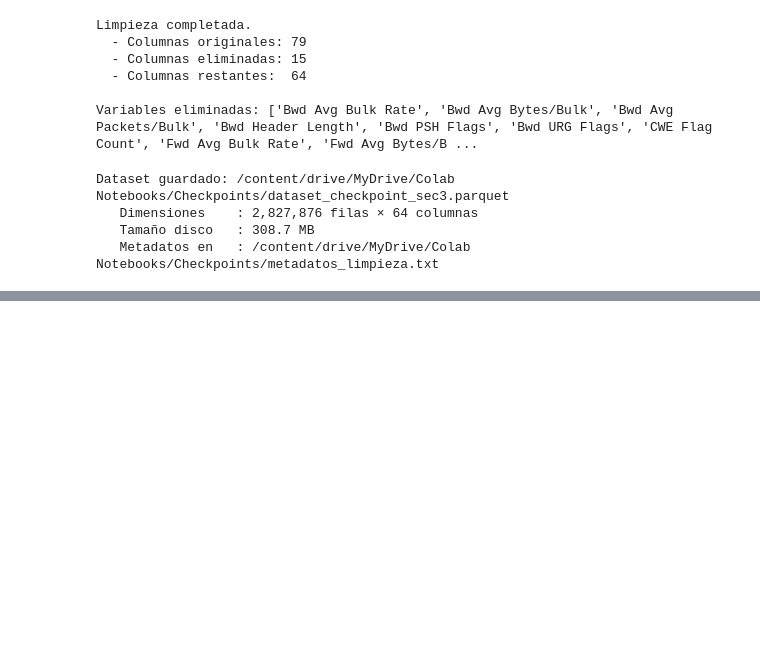
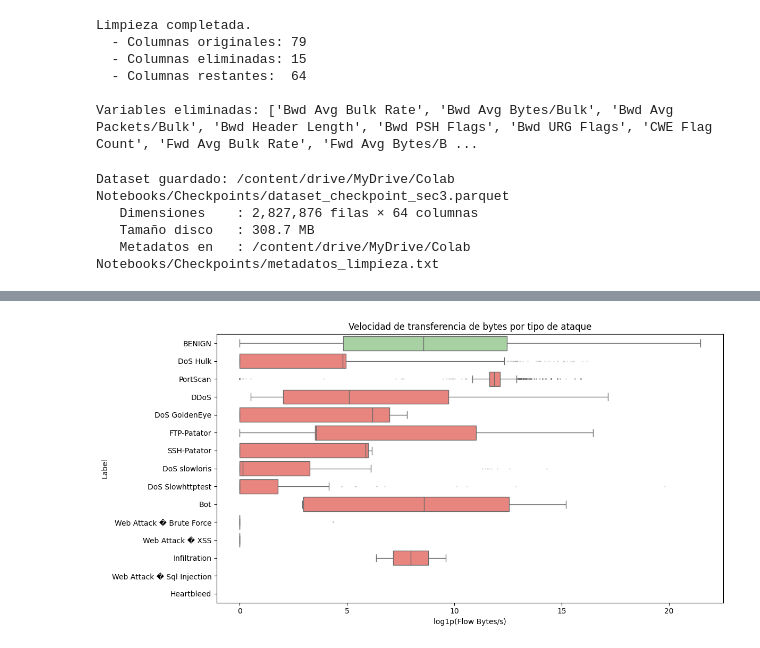
Before and after one commit to jotaeleb/tif-ciencias-de-datos, a Jupyter notebook: notebooks/proyecto.ipynb, the cells around one changed output, grey strips where cells are left out. Cells and saved outputs as stored; diff of their text form; code cells hidden in the pictures; blank space fills up the shorter version.

```diff
--- a/notebooks/proyecto.ipynb
+++ b/notebooks/proyecto.ipynb
@@ -626,0 +812,22 @@ Dataset guardado: /content/drive/MyDrive/Colab Notebooks/Checkpoints/dataset_che
+# %%
+# Visualización: Bytes por segundo por tipo de ataque
+# Flow Bytes/s es una de las features más útiles para detectar DoS/DDoS
+
+if 'Flow Bytes/s' in df_clean.columns:
+    muestra = df_clean.sample(min(50_000, len(df_clean)), random_state=42).copy()
+    muestra['log_bytes_s'] = np.log1p(muestra['Flow Bytes/s'].clip(lower=0))
+
+    orden = df_clean['Label'].value_counts().index
+    colors_list = [COLOR_BENIGNO if c == 'BENIGN' else COLOR_ATAQUE for c in orden]
+
+    fig, ax = plt.subplots(figsize=(12, 6))
+    sns.boxplot(data=muestra, x='log_bytes_s', y='Label', order=orden,
+                palette=dict(zip(orden, colors_list)),
+                flierprops={'marker':'.','alpha':0.2,'markersize':2})
+    ax.set_xlabel('log1p(Flow Bytes/s)')
+    ax.set_title('Velocidad de transferencia de bytes por tipo de ataque')
+    plt.tight_layout()
+    plt.savefig(f'{CHECKPOINT_DIR}/grafico_bytes_por_clase.png', dpi=150, bbox_inches='tight')
+    plt.show()
+# %% [output]
+[figure, added]
```
Also changed, not shown: parts of 19 cells of this notebook.
